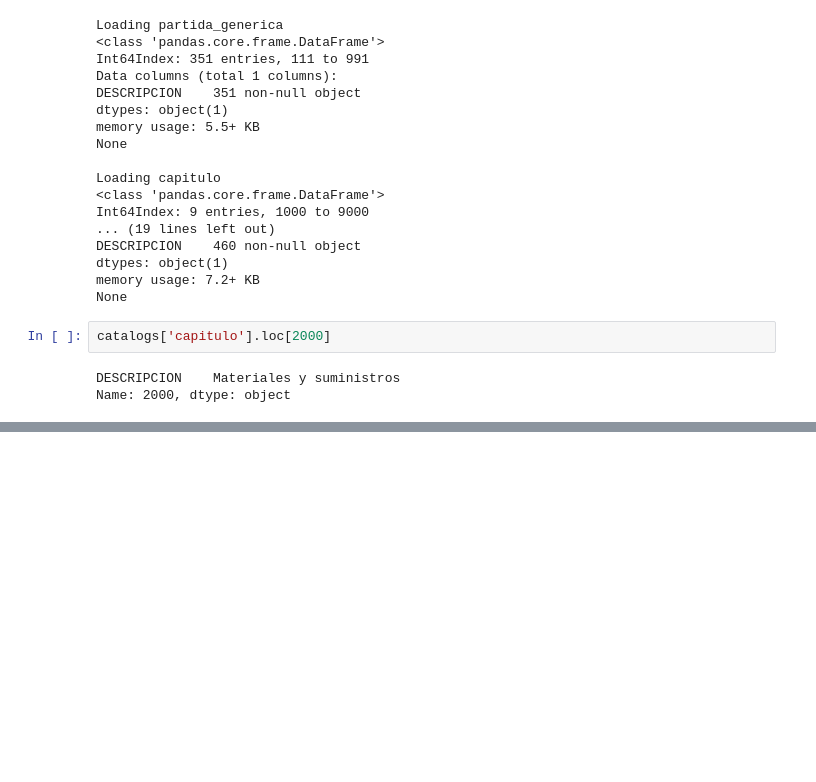
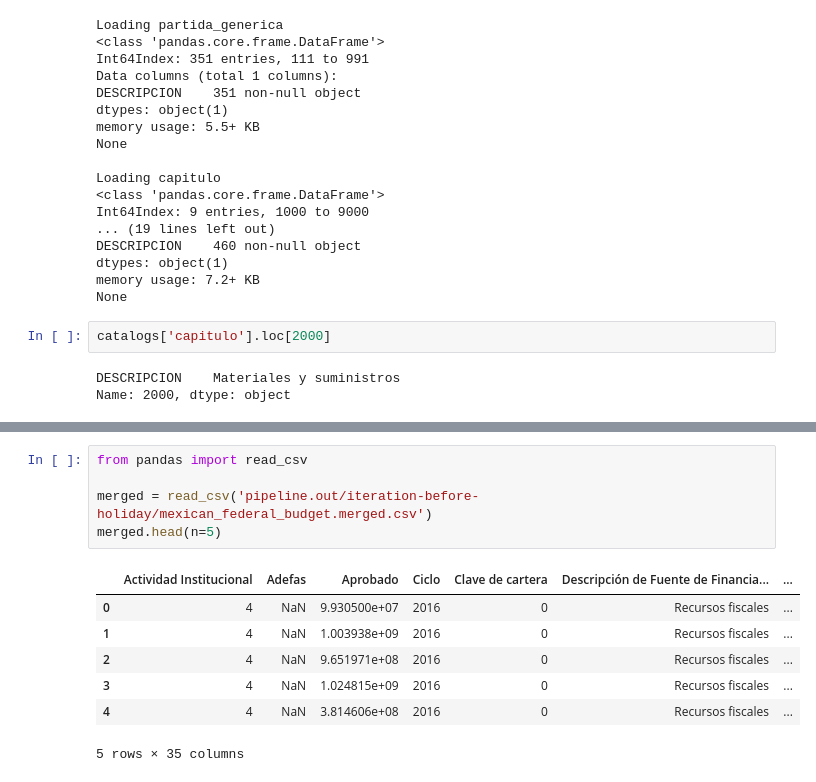
Before and after one commit to os-data/mexican-federal-budget, a Jupyter notebook: sandbox/objeto_del_gasto_catalog.ipynb, the cells around one changed output, grey strips where cells are left out. Saved outputs shown, nothing was run; the diff lists cells and outputs as text; blank space fills up the shorter version.

```diff
--- a/sandbox/objeto_del_gasto_catalog.ipynb
+++ b/sandbox/objeto_del_gasto_catalog.ipynb
@@ -202,0 +280,13 @@ Name: 2000, dtype: object
+# %%
+from pandas import read_csv
+
+merged = read_csv('pipeline.out/iteration-before-holiday/mexican_federal_budget.merged.csv')
+merged.head(n=5)
+# %% [output]
+|  | Actividad Institucional | Adefas | Aprobado | Ciclo | Clave de cartera | Descripción de Fuente de Financia... | ... |
+| 0 | 4 | NaN | 9.930500e+07 | 2016 | 0 | Recursos fiscales | ... |
+| 1 | 4 | NaN | 1.003938e+09 | 2016 | 0 | Recursos fiscales | ... |
+| 2 | 4 | NaN | 9.651971e+08 | 2016 | 0 | Recursos fiscales | ... |
+| 3 | 4 | NaN | 1.024815e+09 | 2016 | 0 | Recursos fiscales | ... |
+| 4 | 4 | NaN | 3.814606e+08 | 2016 | 0 | Recursos fiscales | ... |
+5 rows × 35 columns
```
Also changed, not shown: parts of 27 cells of this notebook, 2 other files.
